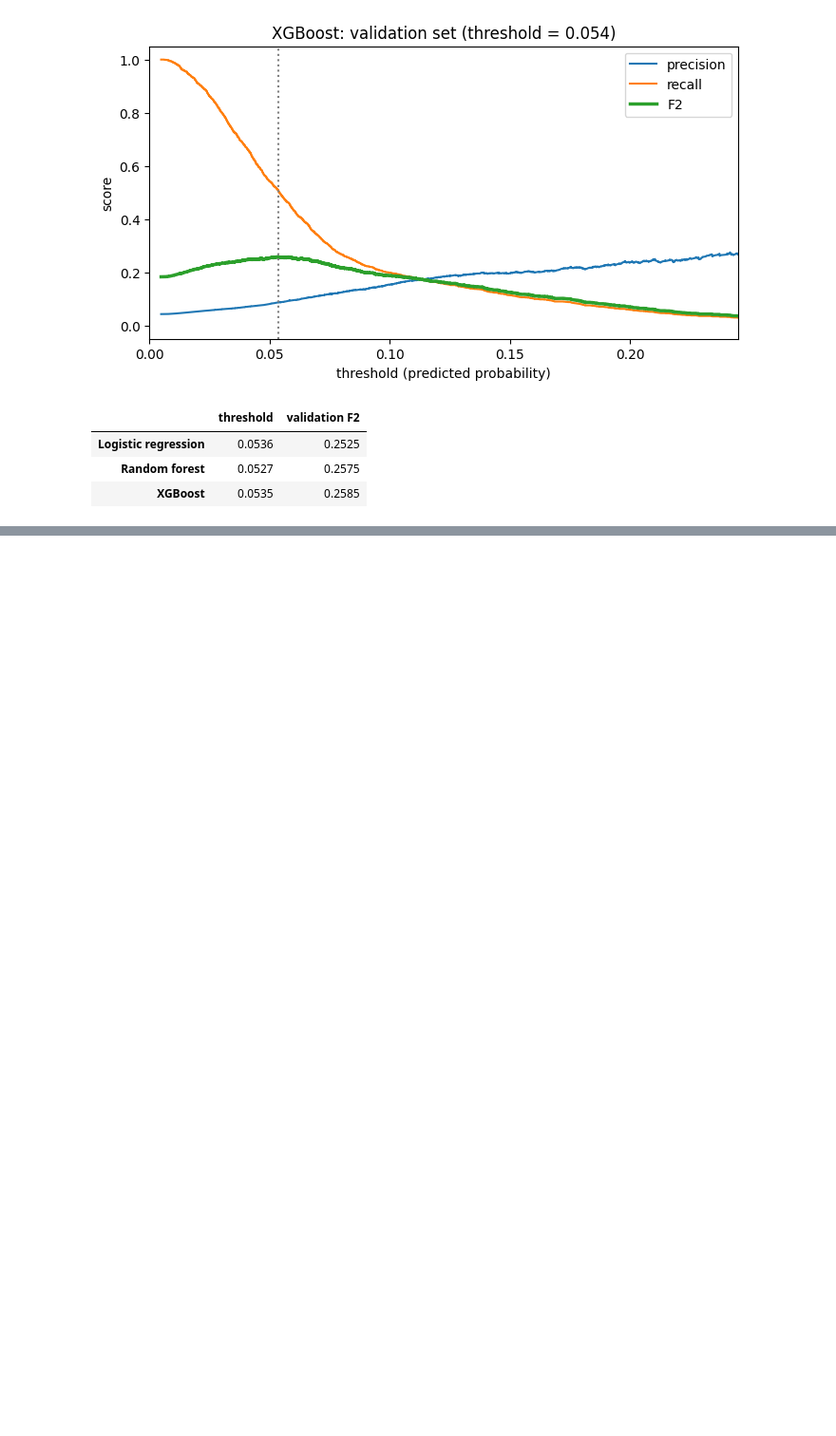
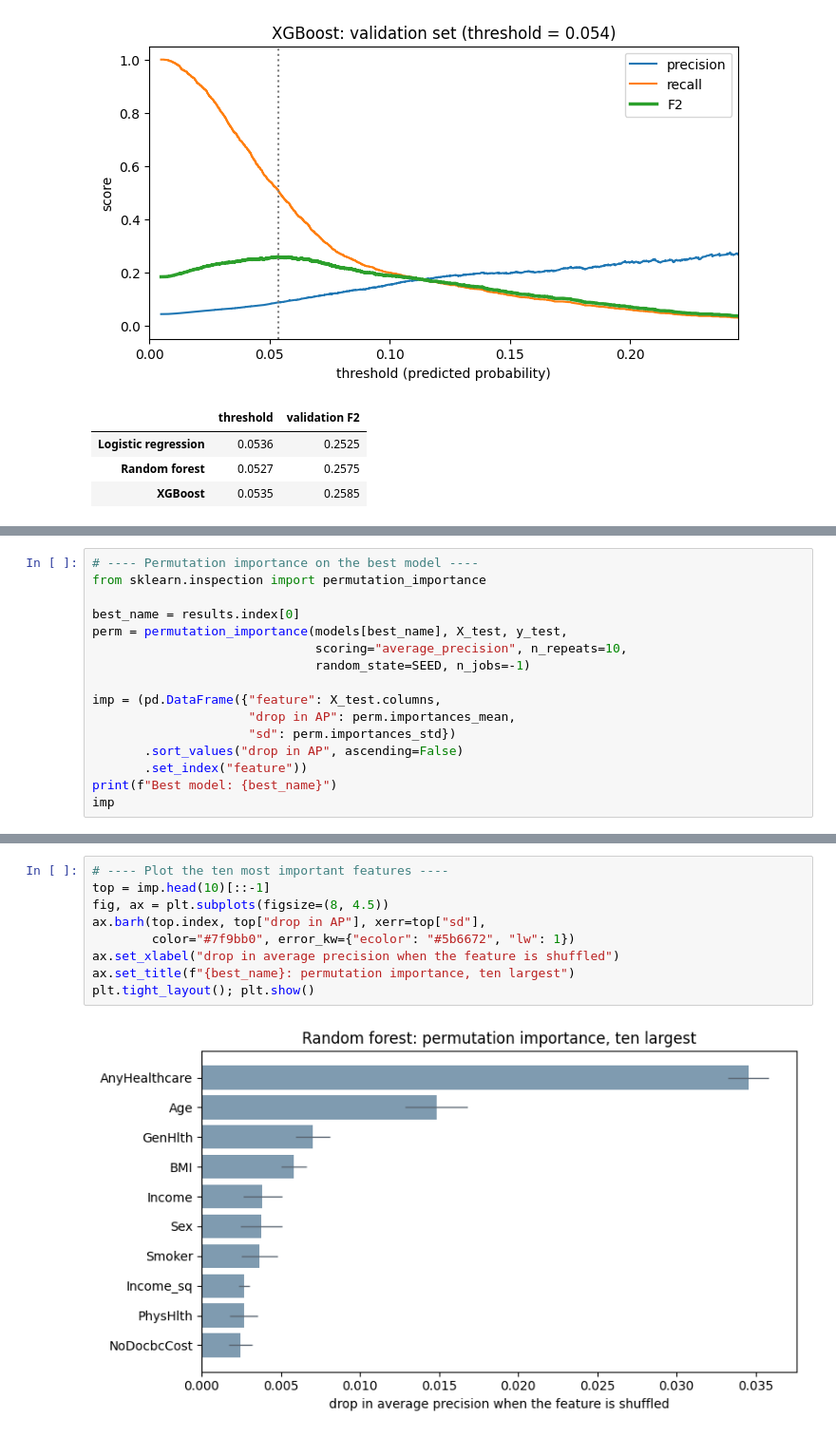
Before and after one commit to Lone-Wolfgang/brfss2015-diabetes-eda, a Jupyter notebook: Lab2/HarveyLuna.ipynb, the cells around one changed output, grey strips where cells are left out. Shown at 95% size. Saved outputs shown, nothing was run; the diff lists cells and outputs as text; blank space fills up the shorter version.

```diff
--- a/Lab2/HarveyLuna.ipynb
+++ b/Lab2/HarveyLuna.ipynb
@@ -428,0 +317,16 @@ flag, and whether someone has a usual source of care. All of them sit outside th
+# %%
+# ---- Permutation importance on the best model ----
+from sklearn.inspection import permutation_importance
+
+best_name = results.index[0]
+perm = permutation_importance(models[best_name], X_test, y_test,
+                              scoring="average_precision", n_repeats=10,
+                              random_state=SEED, n_jobs=-1)
+
+imp = (pd.DataFrame({"feature": X_test.columns,
+                     "drop in AP": perm.importances_mean,
+                     "sd": perm.importances_std})
+       .sort_values("drop in AP", ascending=False)
+       .set_index("feature"))
+print(f"Best model: {best_name}")
+imp
@@ -428,0 +353,11 @@ flag, and whether someone has a usual source of care. All of them sit outside th
+# %%
+# ---- Plot the ten most important features ----
+top = imp.head(10)[::-1]
+fig, ax = plt.subplots(figsize=(8, 4.5))
+ax.barh(top.index, top["drop in AP"], xerr=top["sd"],
+        color="#7f9bb0", error_kw={"ecolor": "#5b6672", "lw": 1})
+ax.set_xlabel("drop in average precision when the feature is shuffled")
+ax.set_title(f"{best_name}: permutation importance, ten largest")
+plt.tight_layout(); plt.show()
+# %% [output]
+[figure, added]
```
Also changed, not shown: parts of 35 cells of this notebook.
